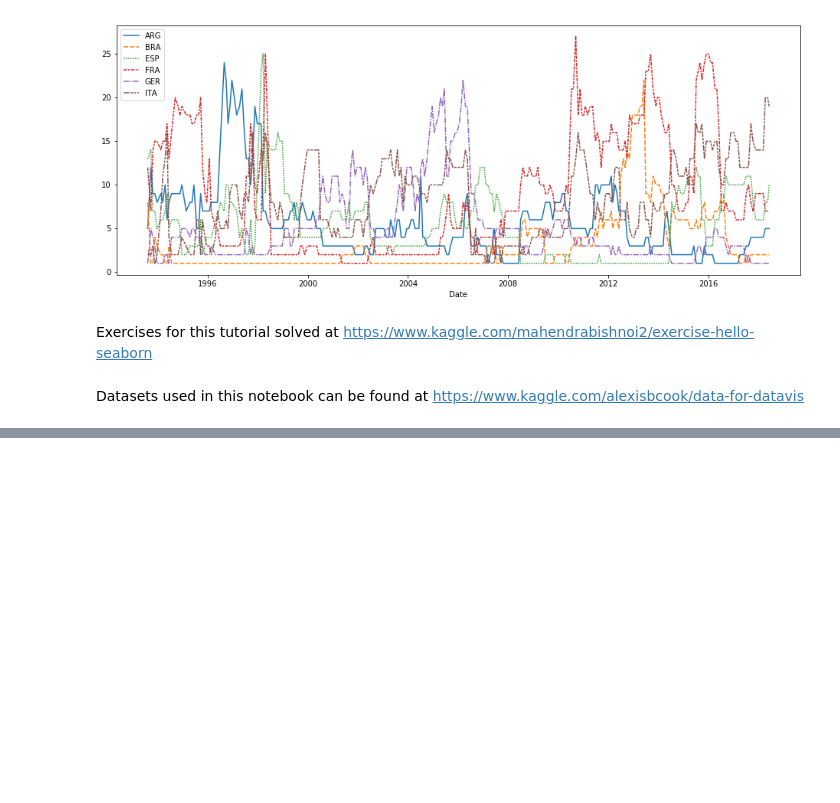
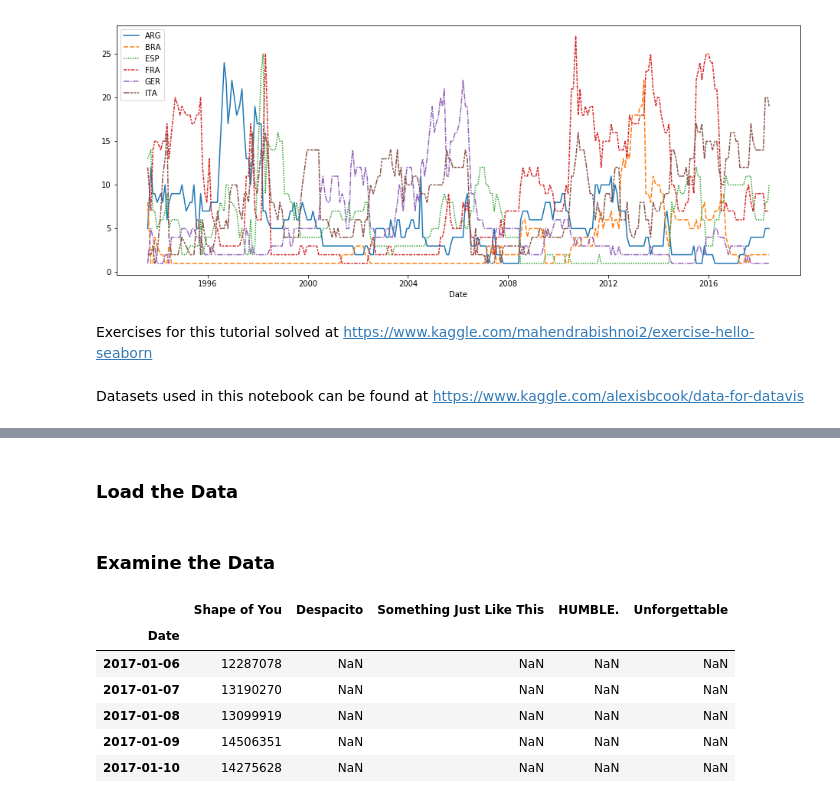
Before and after one commit to ShreyasJothish/datasciencestudygroup, a Jupyter notebook: MahendraBishnoi/02_Data_Visualization_From_Non_Coder_to_Coder.ipynb, the cells around one changed output, grey strips where cells are left out. Saved outputs shown, nothing was run; the diff lists cells and outputs as text; code cells hidden in the pictures; blank space fills up the shorter version.

```diff
--- a/MahendraBishnoi/02_Data_Visualization_From_Non_Coder_to_Coder.ipynb
+++ b/MahendraBishnoi/02_Data_Visualization_From_Non_Coder_to_Coder.ipynb
@@ -55,0 +73,2 @@ Datasets used in this notebook can be found at https://www.kaggle.com/alexisbcoo
+# %% [markdown]
+### Load the Data
@@ -55,0 +81,13 @@ Datasets used in this notebook can be found at https://www.kaggle.com/alexisbcoo
+# %% [markdown]
+ ### Examine the Data
+# %%
+# print first five rows of the data
+spotify_data.head()
+# %% [output]
+|  | Shape of You | Despacito | Something Just Like This | HUMBLE. | Unforgettable |
+| Date |  |  |  |  |  |
+| 2017-01-06 | 12287078 | NaN | NaN | NaN | NaN |
+| 2017-01-07 | 13190270 | NaN | NaN | NaN | NaN |
+| 2017-01-08 | 13099919 | NaN | NaN | NaN | NaN |
+| 2017-01-09 | 14506351 | NaN | NaN | NaN | NaN |
+| 2017-01-10 | 14275628 | NaN | NaN | NaN | NaN |
```
Also changed, not shown: parts of 14 cells of this notebook.
